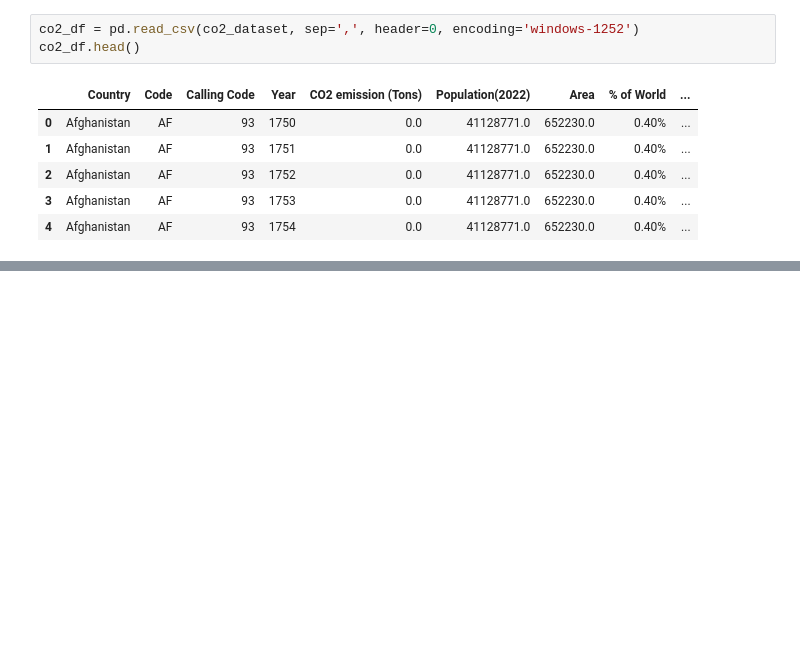
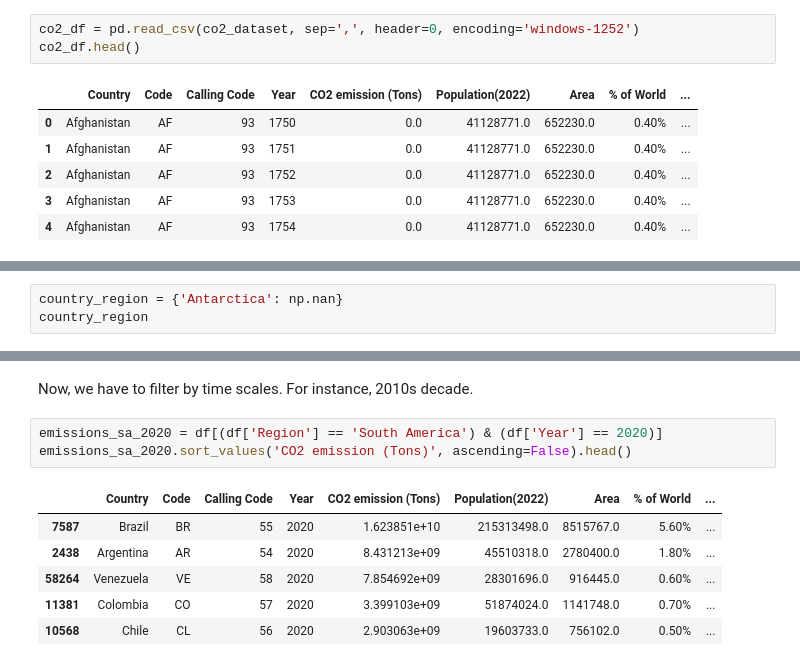
Before and after one commit to fenilenvinileno97/numpy-pandas-101, a Jupyter notebook: Environment project/project.ipynb, the cells around one changed output, grey strips where cells are left out. Drawn from its saved outputs; the diff is of its cells as text; blank space fills up the shorter version.

```diff
--- a/Environment project/project.ipynb
+++ b/Environment project/project.ipynb
@@ -68,0 +173,3 @@ memory usage: 7.9+ KB
+# %%
+country_region = {'Antarctica': np.nan}
+country_region
@@ -68,0 +197,12 @@ memory usage: 7.9+ KB
+# %% [markdown]
+Now, we have to filter by time scales. For instance, 2010s decade.
+# %%
+emissions_sa_2020 = df[(df['Region'] == 'South America') & (df['Year'] == 2020)]
+emissions_sa_2020.sort_values('CO2 emission (Tons)', ascending=False).head()
+# %% [output]
+|  | Country | Code | Calling Code | Year | CO2 emission (Tons) | Population(2022) | Area | % of World | ... |
+| 7587 | Brazil | BR | 55 | 2020 | 1.623851e+10 | 215313498.0 | 8515767.0 | 5.60% | ... |
+| 2438 | Argentina | AR | 54 | 2020 | 8.431213e+09 | 45510318.0 | 2780400.0 | 1.80% | ... |
+| 58264 | Venezuela | VE | 58 | 2020 | 7.854692e+09 | 28301696.0 | 916445.0 | 0.60% | ... |
+| 11381 | Colombia | CO | 57 | 2020 | 3.399103e+09 | 51874024.0 | 1141748.0 | 0.70% | ... |
+| 10568 | Chile | CL | 56 | 2020 | 2.903063e+09 | 19603733.0 | 756102.0 | 0.50% | ... |
```
Also changed, not shown: parts of 41 cells of this notebook, 1 other file.
